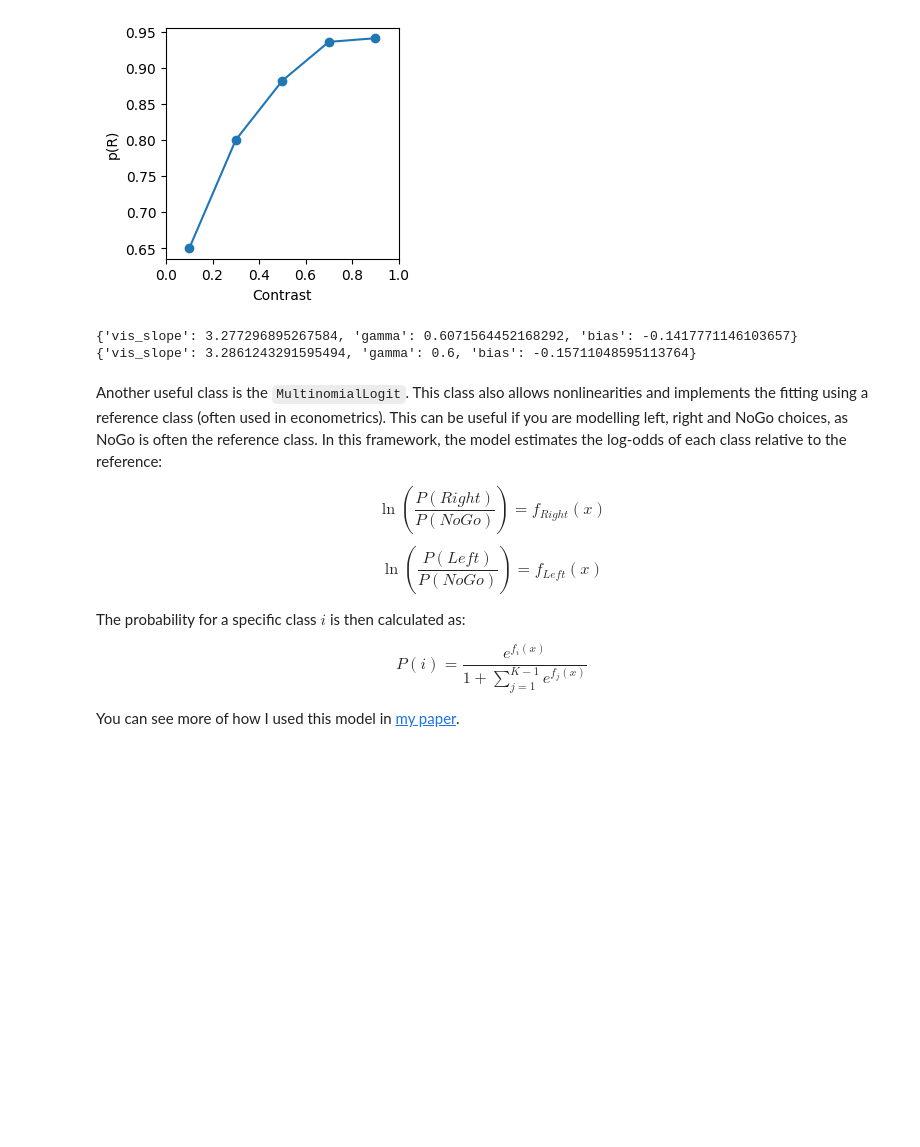
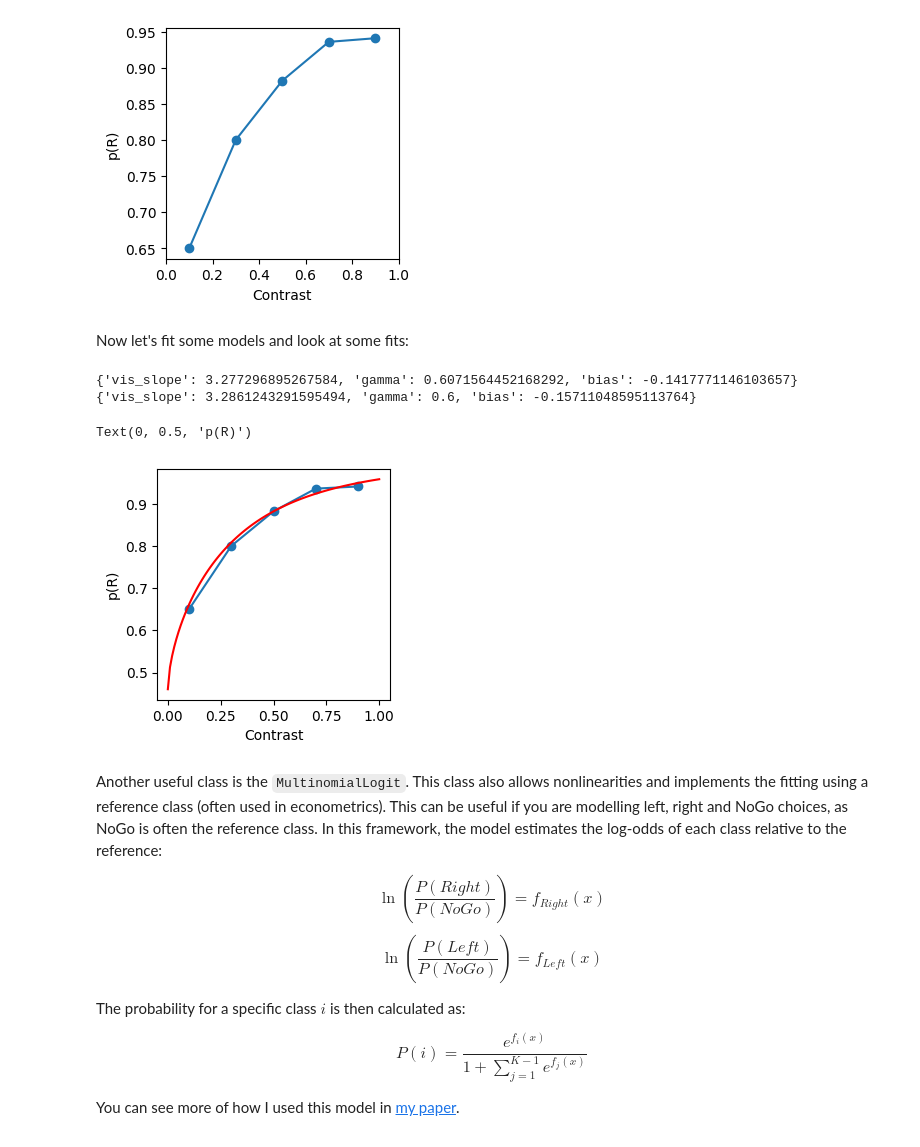
Before and after one commit to takacsflora/NeuroLogit, a Jupyter notebook: NeuroLogit/tutorial/building_your_own_class.ipynb, the cells around one changed output. Drawn from its saved outputs; the diff is of its cells as text; code cells hidden in the pictures; blank space fills up the shorter version.

```diff
--- a/NeuroLogit/tutorial/building_your_own_class.ipynb
+++ b/NeuroLogit/tutorial/building_your_own_class.ipynb
@@ -87,19 +87,34 @@ plt.ylabel('p(R)')
 plt.show()
 # %% [output]
 [figure]
+# %% [markdown]
+Now let's fit some models and look at some fits:
 # %%
 # now let's fit the model
 m = my_awesome_model()
 m.fit(X, choices)
 print(m.params)
 
 # or fit the model with e.g. fixing gamma
 m = my_awesome_model()
 m.fit(X, choices, fixed_params={'gamma': 0.6})
 print(m.params)
+
+# let's look at the model fits
+
+contrasts = np.linspace(0, 1, 100)
+predicted_probs = m.predict_proba(contrasts)
+
+fig,ax = plt.subplots(1, 1, figsize=(3, 3))
+ax.plot((contrast_bins[:-1] + contrast_bins[1:]) / 2, choice_probs_per_bin, 'o-')
+ax.plot(contrasts, predicted_probs, 'r-')
+ax.set_xlabel('Contrast')
+ax.set_ylabel('p(R)')
 # %% [output]
 {'vis_slope': 3.277296895267584, 'gamma': 0.6071564452168292, 'bias': -0.1417771146103657}
 {'vis_slope': 3.2861243291595494, 'gamma': 0.6, 'bias': -0.15711048595113764}
+Text(0, 0.5, 'p(R)')
+[figure, added]
 # %% [markdown]
 Another useful class is the `MultinomialLogit`. This class also allows nonlinearities and implements the fitting using a reference class (often used in econometrics). This can be useful if you are modelling left, right and NoGo choices, as NoGo is often the reference class. In this framework, the model estimates the log-odds of each class relative to the reference:
 
```
Also changed, not shown: 2 other files.
